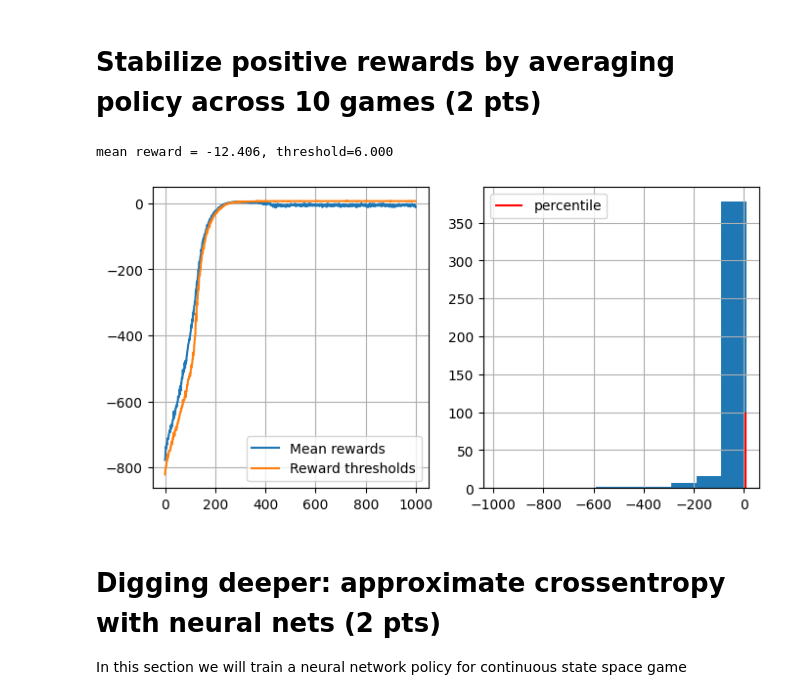
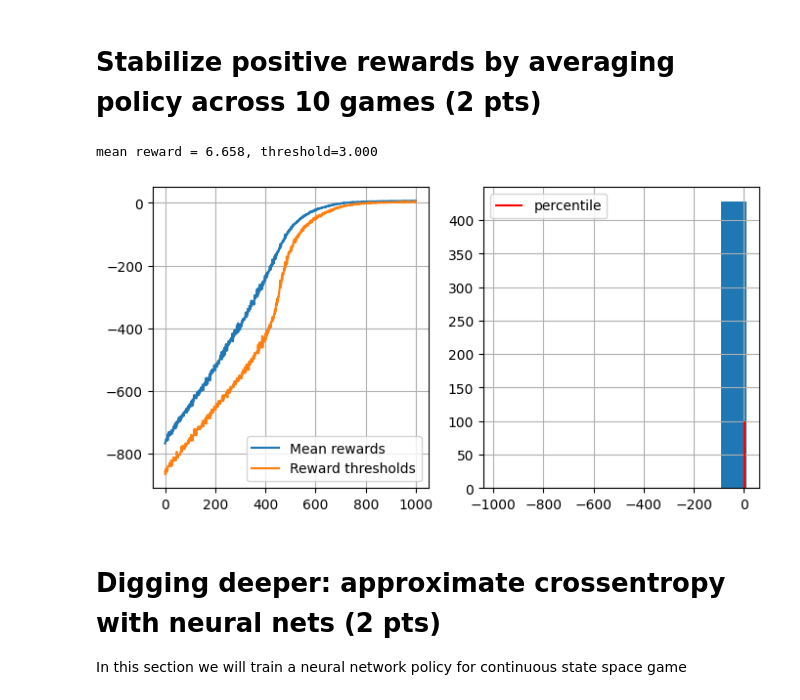
Before and after one commit to Larong11/AESC_ML_11, a Jupyter notebook: task 3/crossentropy_method_practice_easy.ipynb, the cells around one changed output. Cells and saved outputs as stored; diff of their text form; code cells hidden in the pictures.

```diff
--- a/task 3/crossentropy_method_practice_easy.ipynb
+++ b/task 3/crossentropy_method_practice_easy.ipynb
@@ -369,36 +369,36 @@ plt.show()
 # Stabilize positive rewards by averaging policy across 10 games (2 pts)
 # %%
 n_sessions = 500  #sample this many sessions
-percentile = 30  #take this percent of session with highest rewards
-learning_rate = 0.3  #add this thing to all counts for stability
+percentile = 10  #take this percent of session with highest rewards
+learning_rate = 0.2  #add this thing to all counts for stability
 
 log = []
 mean = []
 policy = np.ones([n_states,n_actions])/n_actions
 policies = []
 for i in range(1000):
 
     sessions = [generate_session(policy) for _ in range(n_sessions)]
     states_batch, actions_batch, rewards_batch = zip(*sessions)
     elite_states, elite_actions = select_elites(states_batch,
                                                 actions_batch,
                                                 rewards_batch,
                                                 percentile=percentile)
 
     new_policy = update_policy(elite_states,elite_actions)
     policies.append(new_policy)
     if (len(policies) > 20):
         policies.pop(0)
     policy = learning_rate * np.mean(policies, axis=0) + (1 - learning_rate) * policy
 
     show_progress(rewards_batch,log)
 
     if(np.mean(rewards_batch) > 7):
         print("win!")
         break
 # %% [output]
-mean reward = -12.406, threshold=6.000
+mean reward = 6.658, threshold=3.000
-[figure, old version]
+[figure, new version]
 # %% [markdown]
 # Digging deeper: approximate crossentropy with neural nets (2 pts)
 
```
Also changed, not shown: parts of 1 cell of this notebook.
